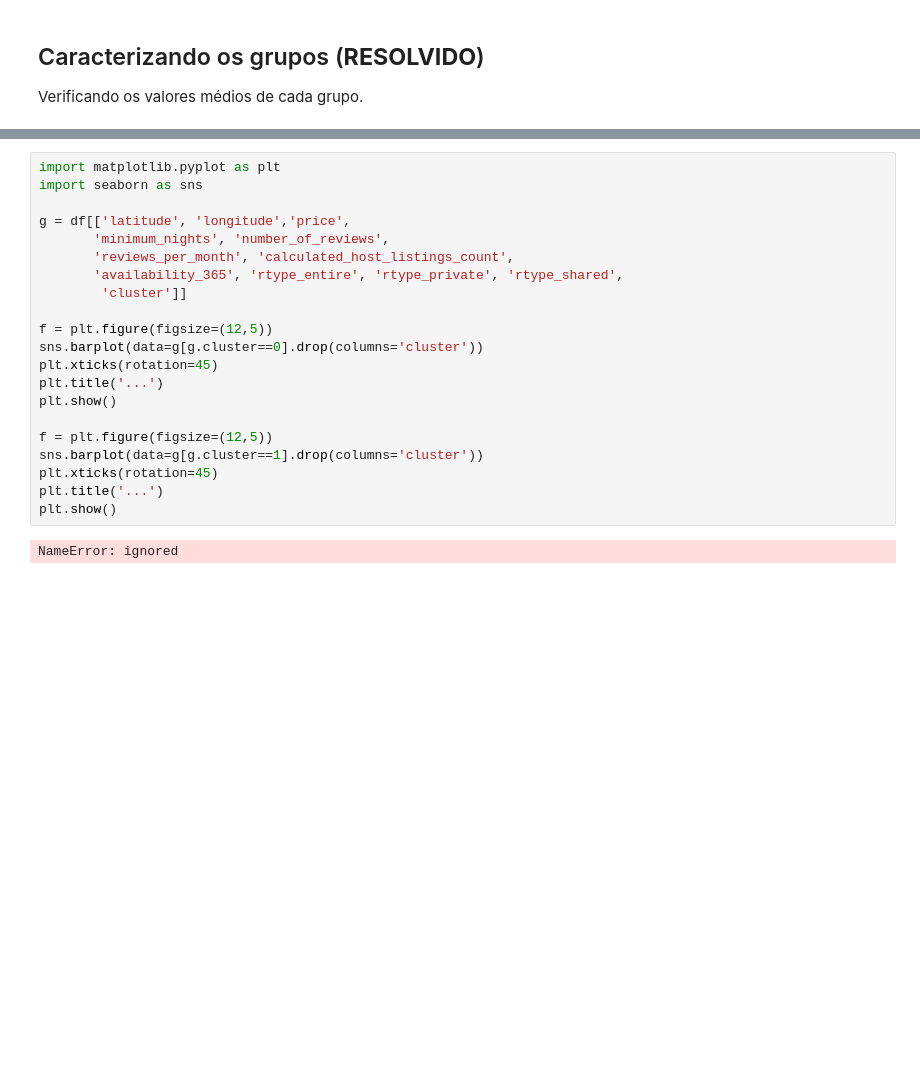
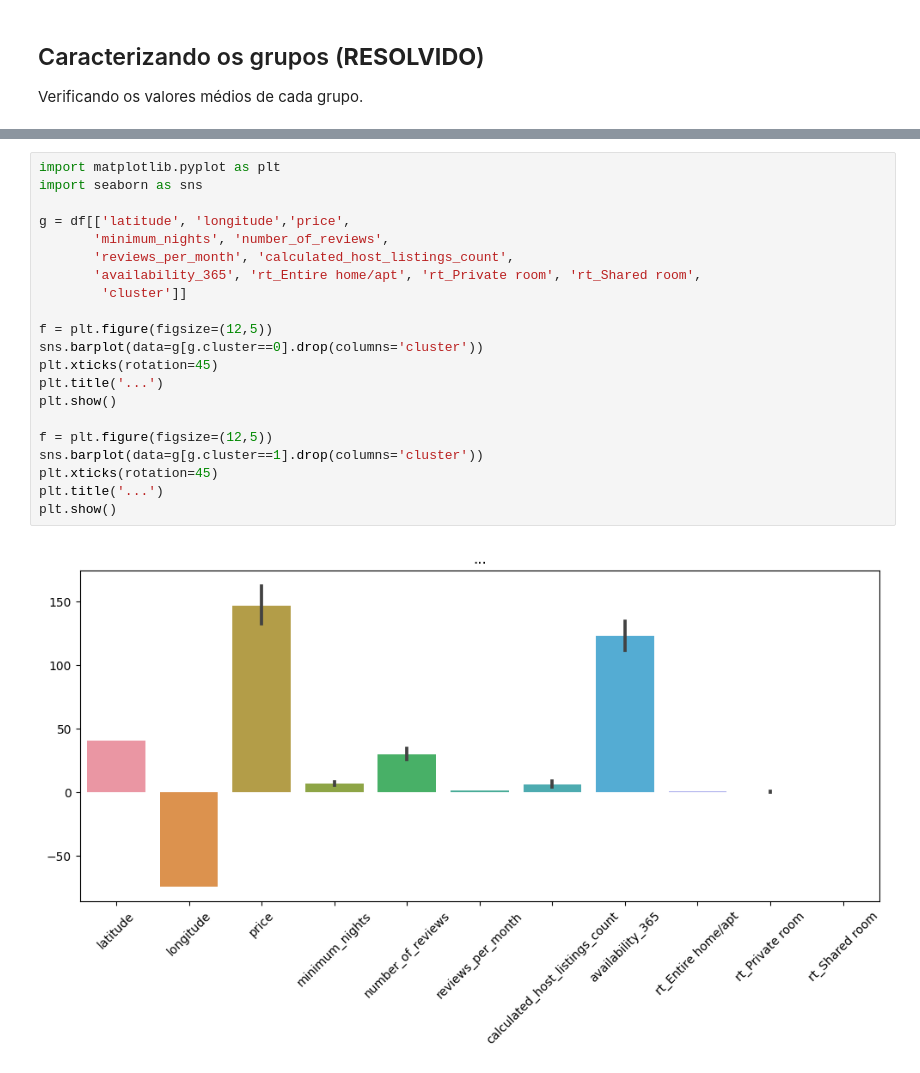
Before and after one commit to andvsilva/programming_school, a Jupyter notebook: notebooks/cluster/TIC_HCluster_Lab_2023.ipynb, the cells around one changed output, grey strips where cells are left out. Cells and saved outputs as stored; diff of their text form; blank space fills up the shorter version.

```diff
--- a/notebooks/cluster/TIC_HCluster_Lab_2023.ipynb
+++ b/notebooks/cluster/TIC_HCluster_Lab_2023.ipynb
@@ -254,23 +499,23 @@ Verificando os valores médios de cada grupo.
 # %%
 import matplotlib.pyplot as plt
 import seaborn as sns
 
 g = df[['latitude', 'longitude','price',
        'minimum_nights', 'number_of_reviews',
        'reviews_per_month', 'calculated_host_listings_count',
-       'availability_365', 'rtype_entire', 'rtype_private', 'rtype_shared',
+       'availability_365', 'rt_Entire home/apt', 'rt_Private room', 'rt_Shared room',
         'cluster']]
 
 f = plt.figure(figsize=(12,5))
 sns.barplot(data=g[g.cluster==0].drop(columns='cluster'))
 plt.xticks(rotation=45)
 plt.title('...')
 plt.show()
 
 f = plt.figure(figsize=(12,5))
 sns.barplot(data=g[g.cluster==1].drop(columns='cluster'))
 plt.xticks(rotation=45)
 plt.title('...')
 plt.show()
 # %% [output]
-NameError: ignored
+[figure, added]
```
Also changed, not shown: parts of 31 cells of this notebook, 10 other files.
